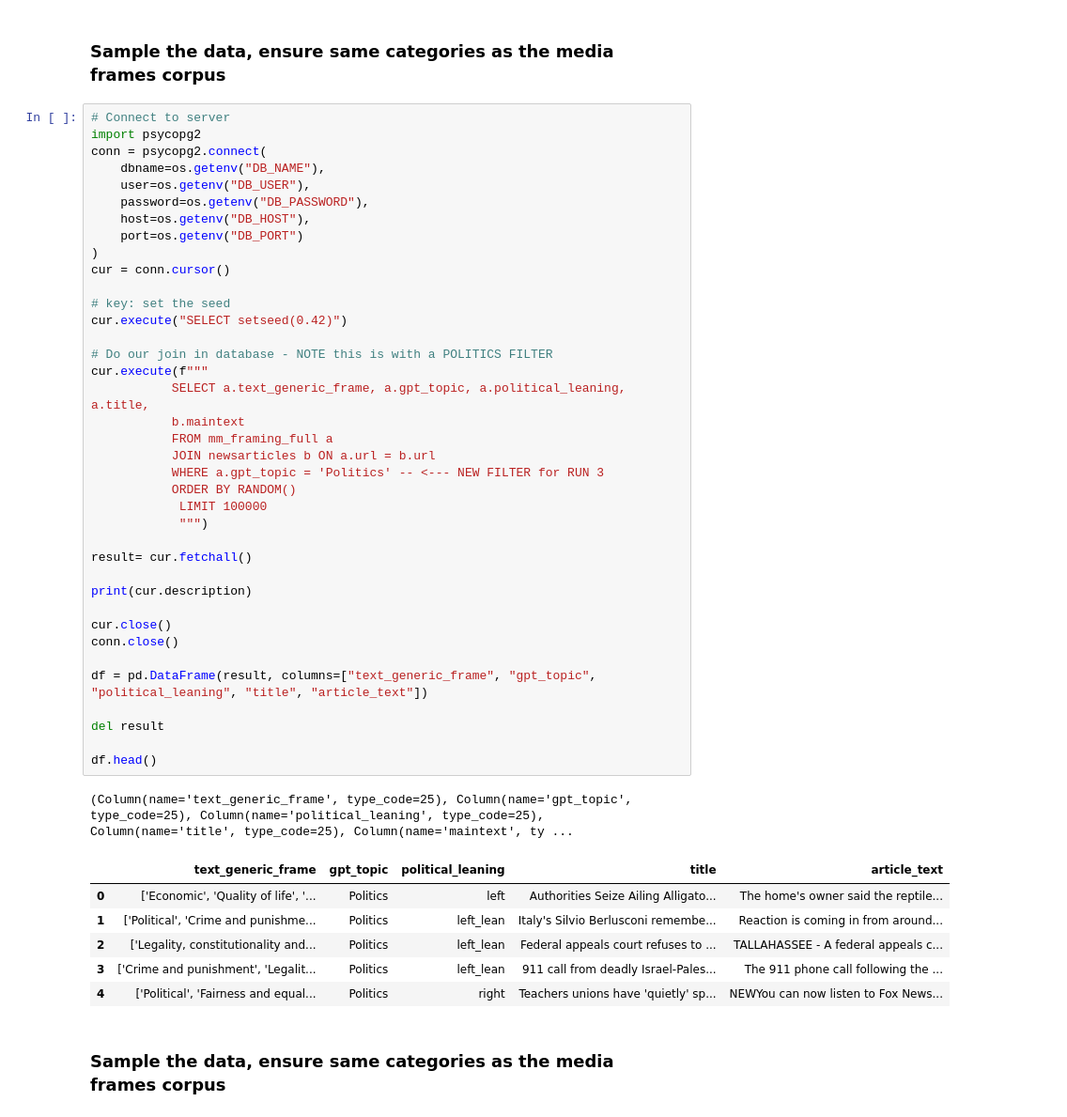
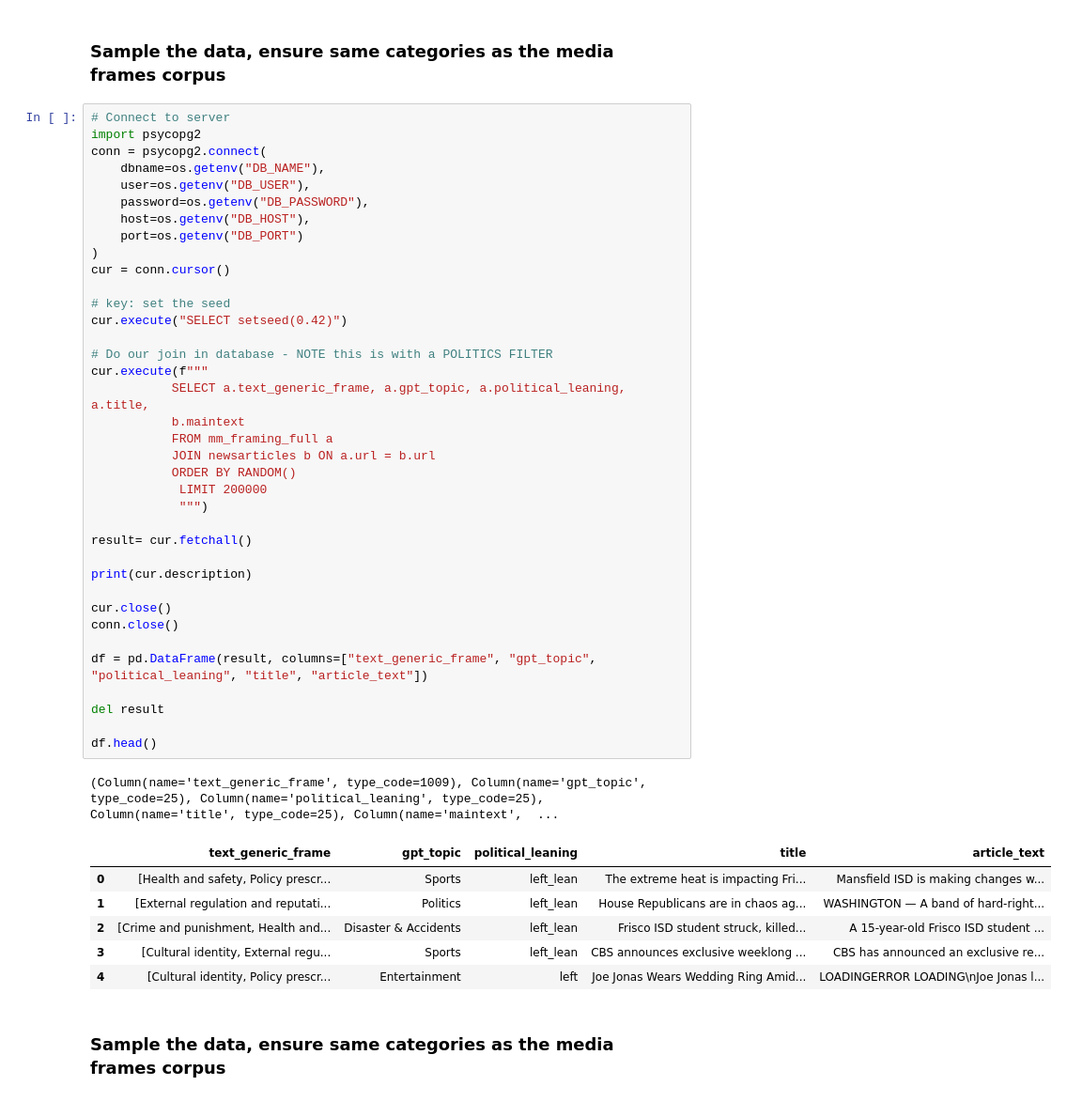
Before and after one commit to Ry-Rousseau/frame-delta, a Jupyter notebook: notebooks/framing_classifier.ipynb, the cells around one changed output. Shown at 94% size. Cells and saved outputs as stored; diff of their text form.

```diff
--- a/notebooks/framing_classifier.ipynb
+++ b/notebooks/framing_classifier.ipynb
@@ -37,41 +37,40 @@ conn = psycopg2.connect(
     port=os.getenv("DB_PORT")
 )
 cur = conn.cursor()
 
 # key: set the seed
 cur.execute("SELECT setseed(0.42)")
 
 # Do our join in database - NOTE this is with a POLITICS FILTER
 cur.execute(f"""
            SELECT a.text_generic_frame, a.gpt_topic, a.political_leaning, a.title,
            b.maintext
            FROM mm_framing_full a
            JOIN newsarticles b ON a.url = b.url
-           WHERE a.gpt_topic = 'Politics' -- <--- NEW FILTER for RUN 3
            ORDER BY RANDOM()
-            LIMIT 100000
+            LIMIT 200000
             """)
 
 result= cur.fetchall()
 
 print(cur.description)
 
 cur.close()
 conn.close()
 
 df = pd.DataFrame(result, columns=["text_generic_frame", "gpt_topic", "political_leaning", "title", "article_text"])
 
 del result
 
 df.head()
 # %% [output]
-(Column(name='text_generic_frame', type_code=25), Column(name='gpt_topic', type_code=25), Column(name='political_leaning', type_code=25), Column(name='title', type_code=25), Column(name='maintext', ty ...
+(Column(name='text_generic_frame', type_code=1009), Column(name='gpt_topic', type_code=25), Column(name='political_leaning', type_code=25), Column(name='title', type_code=25), Column(name='maintext',  ...
 |  | text_generic_frame | gpt_topic | political_leaning | title | article_text |
-| 0 | ['Economic', 'Quality of life', '... | Politics | left | Authorities Seize Ailing Alligato... | The home's owner said the reptile... |
-| 1 | ['Political', 'Crime and punishme... | Politics | left_lean | Italy's Silvio Berlusconi remembe... | Reaction is coming in from around... |
-| 2 | ['Legality, constitutionality and... | Politics | left_lean | Federal appeals court refuses to ... | TALLAHASSEE - A federal appeals c... |
-| 3 | ['Crime and punishment', 'Legalit... | Politics | left_lean | 911 call from deadly Israel-Pales... | The 911 phone call following the ... |
-| 4 | ['Political', 'Fairness and equal... | Politics | right | Teachers unions have 'quietly' sp... | NEWYou can now listen to Fox News... |
+| 0 | [Health and safety, Policy prescr... | Sports | left_lean | The extreme heat is impacting Fri... | Mansfield ISD is making changes w... |
+| 1 | [External regulation and reputati... | Politics | left_lean | House Republicans are in chaos ag... | WASHINGTON — A band of hard-right... |
+| 2 | [Crime and punishment, Health and... | Disaster & Accidents | left_lean | Frisco ISD student struck, killed... | A 15-year-old Frisco ISD student ... |
+| 3 | [Cultural identity, External regu... | Sports | left_lean | CBS announces exclusive weeklong ... | CBS has announced an exclusive re... |
+| 4 | [Cultural identity, Policy prescr... | Entertainment | left | Joe Jonas Wears Wedding Ring Amid... | LOADINGERROR LOADING\nJoe Jonas l... |
 # %% [markdown]
 ### Sample the data, ensure same categories as the media frames corpus
 # %%
```
Also changed, not shown: parts of 23 cells of this notebook, 4 other files.
